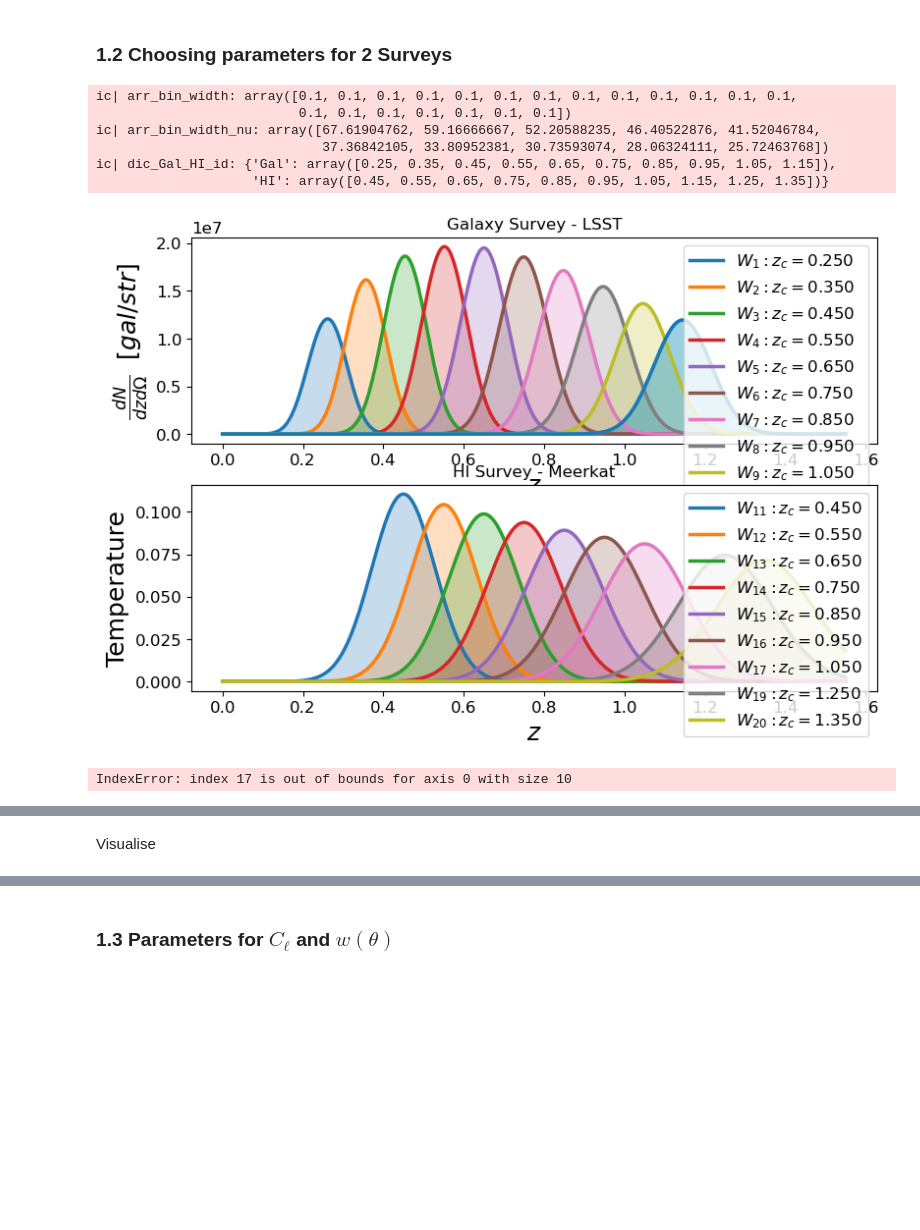
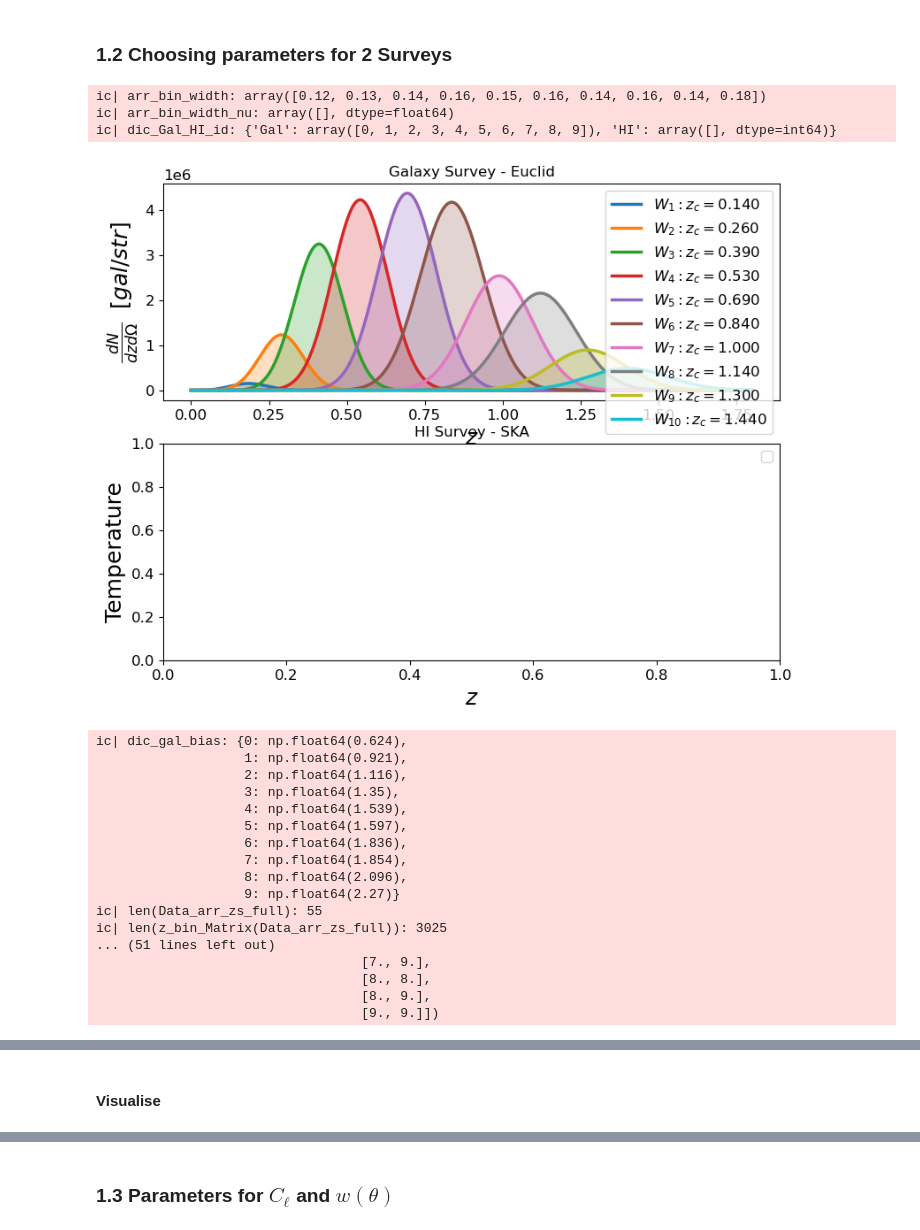
Before and after one commit to GreenTS27/Photo_Surveys-HI_IM-Fisher_Matrix, a Jupyter notebook: Fisher_Matrix_C_ell_vs_w_t.ipynb, the cells around one changed output, grey strips where cells are left out. Drawn from its saved outputs; the diff is of its cells as text; code cells hidden in the pictures; blank space fills up the shorter version.

Commit message:
Changed dictionary keys from central redshift value, z_c, to their index, index_z_c. Also fixed Histogram comparison of multiple surveys, wasn't dividing by correct cosmological parameter value.

```diff
--- a/Fisher_Matrix_C_ell_vs_w_t.ipynb
+++ b/Fisher_Matrix_C_ell_vs_w_t.ipynb
@@ -1134,17 +1178,17 @@ plt.show()
 ### 1.2 Choosing parameters for 2 Surveys
 # %%
 ### Galaxy Surveys
-# Survey_Gal = "Euclid"
+Survey_Gal = "Euclid"
 # Survey_Gal = "DES"
-Survey_Gal = "LSST"
+# Survey_Gal = "LSST"
 
 ### HI Surveys
-Survey_HI = "Meerkat"
-# Survey_HI = "SKA"
+# Survey_HI = "Meerkat"
+Survey_HI = "SKA"
 
 ####################################### Survey parameters ###############################################
 N_bins_Gal = 10
-N_bins_HI  = 10
+N_bins_HI  = 0
 
 dic_f_sky={}
 if Survey_Gal == "Euclid":
@@ -1226,8 +1270,10 @@ ic(arr_bin_width_nu)
 
 # Identify the z-bins of Gal and HI survey
 dic_Gal_HI_id  = {}
-dic_Gal_HI_id["Gal"] = arr_z_central[:N_bins_Gal]
-dic_Gal_HI_id["HI"] = arr_z_central[N_bins_Gal:N_bins_Total]
+# dic_Gal_HI_id["Gal"] = arr_z_central[:N_bins_Gal]
+# dic_Gal_HI_id["HI"] = arr_z_central[N_bins_Gal:N_bins_Total]
+dic_Gal_HI_id["Gal"] = np.arange(0, N_bins_Gal, 1)
+dic_Gal_HI_id["HI"] = np.arange(N_bins_Gal, N_bins_Total, 1)
 ic(dic_Gal_HI_id)
 
 
@@ -1238,31 +1284,32 @@ arr_zs = np.linspace(0, np.max(arr_z_central) + 2*np.max(arr_bin_width), 1000)
 
 # arr_sigma_z = sigma_val*(1+arr_zs)
 arr_sigma_z = np.zeros(N_bins_Total)
-for i, z_c in enumerate(arr_z_central):
-    if z_c in dic_Gal_HI_id["Gal"]:
-        arr_sigma_z[i] = sigma_val
-    elif z_c in dic_Gal_HI_id["HI"]:
-        arr_sigma_z[i] = arr_bin_width[i]/2
+for index_zc in range(N_bins_Total):
+    if index_zc in dic_Gal_HI_id["Gal"]:
+        arr_sigma_z[index_zc] = sigma_val
+    elif index_zc in dic_Gal_HI_id["HI"]:
+        arr_sigma_z[index_zc] = arr_bin_width[index_zc]/2
 
 dic_Window  = Window_func_Gal_HI(arr_zs, arr_z_central, z0_value, N_gal_value,
                                 arr_sigma_val=arr_sigma_z, arr_bin_width=arr_bin_width,
                                 arr_n_gal=arr_ngal_bin, func_pz=func_pz, W_func="W_erf",
                                 dic_Gal_HI_id=dic_Gal_HI_id,
                                 Show_WS=True, Fig_y_unit="gal/str",
-                                Name_Survey_Gal=Survey_Gal, Name_Survey_HI=Survey_HI, fig_size=(9,6) )
+                                Name_Survey_Gal=Survey_Gal, Name_Survey_HI=Survey_HI, fig_size=(9,7) )
 
 # Bias values
 dic_gal_bias = {}
-for i, z_c in enumerate(arr_z_central):
+for index_zc, z_c in enumerate(arr_z_central):
 
-    if z_c in dic_Gal_HI_id["Gal"] and Survey_Gal=="DES":
-        dic_gal_bias[z_c] = bias_func_Gal(z_c)
-    elif z_c in dic_Gal_HI_id["Gal"]:
-        dic_gal_bias[z_c] = arr_bias_gal[i]
+    if index_zc in dic_Gal_HI_id["Gal"] and Survey_Gal=="DES":
+        dic_gal_bias[index_zc] = bias_func_Gal(z_c)
+    elif index_zc in dic_Gal_HI_id["Gal"]:
+        dic_gal_bias[index_zc] = arr_bias_gal[index_zc]
 
-    if z_c in dic_Gal_HI_id["HI"] :
-        dic_gal_bias[z_c] = bias_HI(z_c)
+    if index_zc in dic_Gal_HI_id["HI"] :
+        dic_gal_bias[index_zc] = bias_HI(z_c)
 
+ic(dic_gal_bias)
 
 # Calculate combinations of z-bins
 Data_arr_zs_auto= np.zeros((N_bins_Total,2))
@@ -1270,25 +1317,42 @@ Data_arr_zs_full= np.zeros( (int(N_bins_Total*(N_bins_Total+1)/2), 2) )   # The
+Data_arr_indices_full = np.zeros( (int(N_bins_Total*(N_bins_Total+1)/2), 2) )
 count = 0
 for i in range(N_bins_Total):
 
     z_c_i = arr_z_central[i]
     Data_arr_zs_auto[i] = np.array( [z_c_i, z_c_i] )
 
     for j in range( N_bins_Total -i ):
         z_c_j = arr_z_central[i+j]  # We do i+j since we don't want to repeat combinations
         Data_arr_zs_full[count] = np.array( [z_c_i, z_c_j] )
+        Data_arr_indices_full[count] = np.array( [i, i+j] )
         count+=1
 
 
 # ic(Data_arr_zs_full)
 ic((len(Data_arr_zs_full)))
 # ic((Data_arr_zs_full))
 ic(len(z_bin_Matrix(Data_arr_zs_full)))
+
+ic(Data_arr_indices_full)
 # %% [output]
-ic| arr_bin_width: array([0.1, 0.1, 0.1, 0.1, 0.1, 0.1, 0.1, 0.1, 0.1, 0.1, 0.1, 0.1, 0.1,
-                          0.1, 0.1, 0.1, 0.1, 0.1, 0.1, 0.1])
-ic| arr_bin_width_nu: array([67.61904762, 59.16666667, 52.20588235, 46.40522876, 41.52046784,
-                             37.36842105, 33.80952381, 30.73593074, 28.06324111, 25.72463768])
-ic| dic_Gal_HI_id: {'Gal': array([0.25, 0.35, 0.45, 0.55, 0.65, 0.75, 0.85, 0.95, 1.05, 1.15]),
-                    'HI': array([0.45, 0.55, 0.65, 0.75, 0.85, 0.95, 1.05, 1.15, 1.25, 1.35])}
+ic| arr_bin_width: array([0.12, 0.13, 0.14, 0.16, 0.15, 0.16, 0.14, 0.16, 0.14, 0.18])
+ic| arr_bin_width_nu: array([], dtype=float64)
+ic| dic_Gal_HI_id: {'Gal': array([0, 1, 2, 3, 4, 5, 6, 7, 8, 9]), 'HI': array([], dtype=int64)}
-[figure, old version]
+[figure, new version]
-IndexError: index 17 is out of bounds for axis 0 with size 10
+ic| dic_gal_bias: {0: np.float64(0.624),
+                   1: np.float64(0.921),
+                   2: np.float64(1.116),
+                   3: np.float64(1.35),
+                   4: np.float64(1.539),
+                   5: np.float64(1.597),
+                   6: np.float64(1.836),
+                   7: np.float64(1.854),
+                   8: np.float64(2.096),
+                   9: np.float64(2.27)}
+ic| len(Data_arr_zs_full): 55
+ic| len(z_bin_Matrix(Data_arr_zs_full)): 3025
+... (51 lines left out)
+                                  [7., 9.],
+                                  [8., 8.],
+                                  [8., 9.],
+                                  [9., 9.]])
@@ -1295,3 +1376,3 @@ IndexError: index 17 is out of bounds for axis 0 with size 10
-# %% [markdown]
-Visualise
+# %% [markdown]
+#### Visualise
 # %%
```
Also changed, not shown: parts of 20 cells of this notebook.
